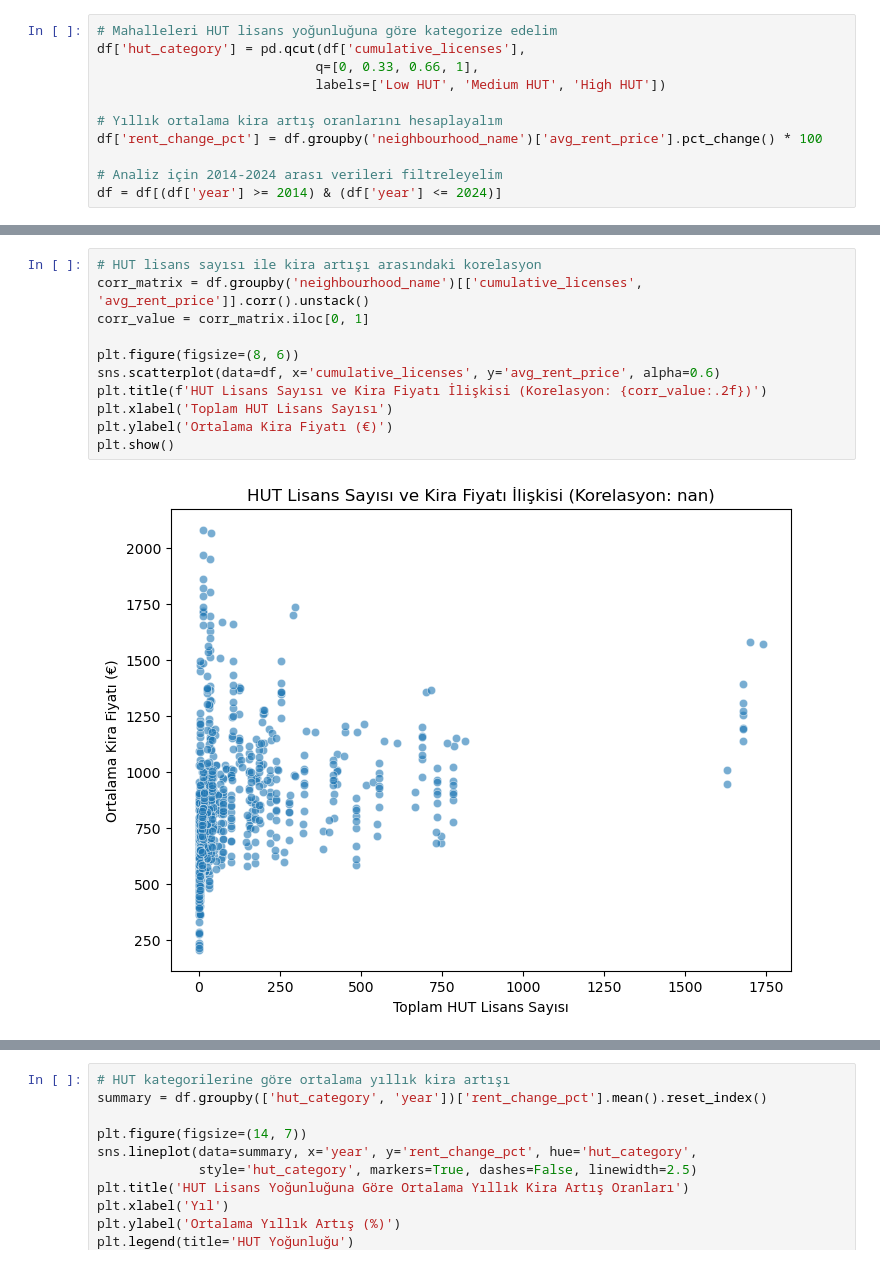
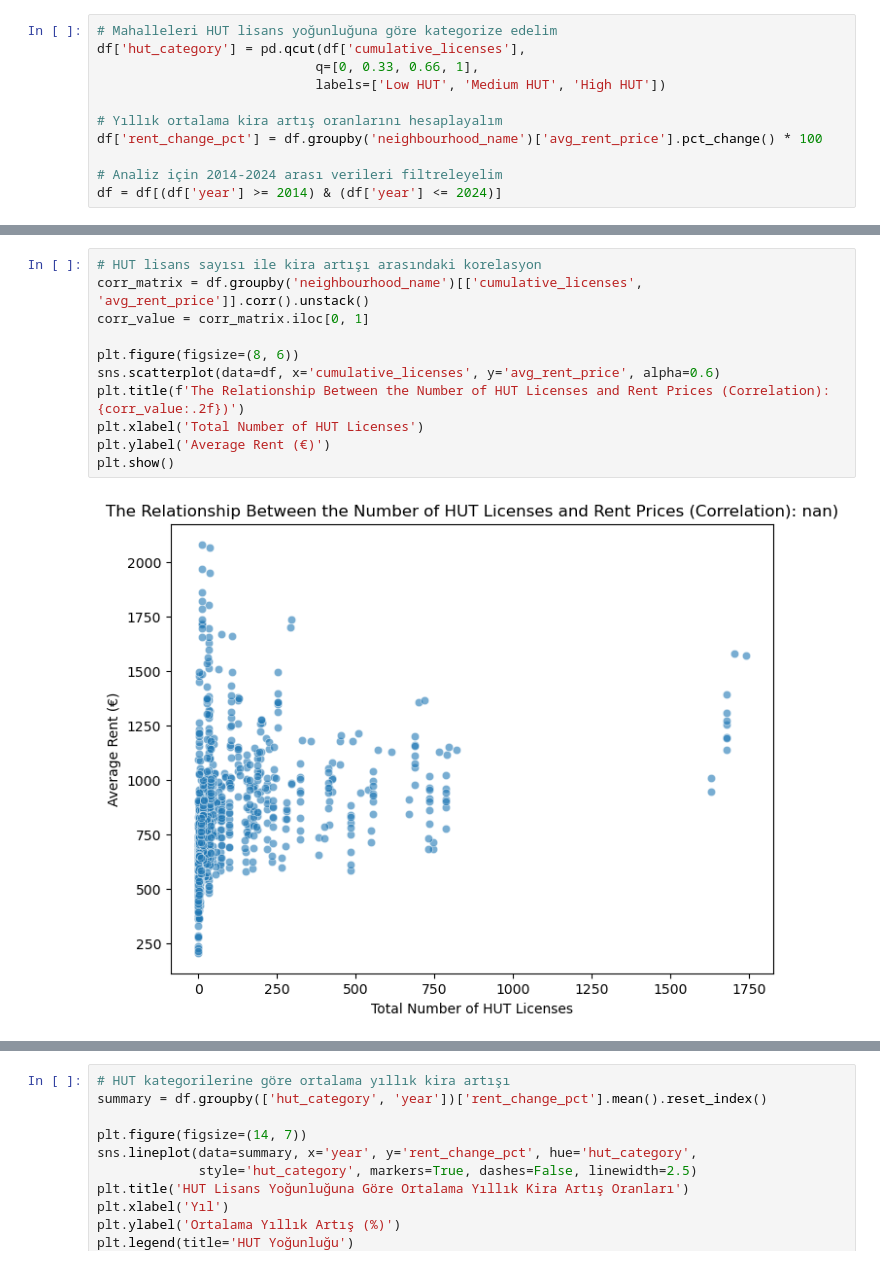
Before and after one commit to tolgaunal33/Barcelona_Housing_Affordability_Project, a Jupyter notebook: notebooks/11_airbnb_ipmact_EDA.ipynb, the cells around one changed output, grey strips where cells are left out. Saved outputs shown, nothing was run; the diff lists cells and outputs as text.

```diff
--- a/notebooks/11_airbnb_ipmact_EDA.ipynb
+++ b/notebooks/11_airbnb_ipmact_EDA.ipynb
@@ -406,16 +406,16 @@ plt.show()
 # %%
 # HUT lisans sayısı ile kira artışı arasındaki korelasyon
 corr_matrix = df.groupby('neighbourhood_name')[['cumulative_licenses', 'avg_rent_price']].corr().unstack()
 corr_value = corr_matrix.iloc[0, 1]
 
 plt.figure(figsize=(8, 6))
 sns.scatterplot(data=df, x='cumulative_licenses', y='avg_rent_price', alpha=0.6)
-plt.title(f'HUT Lisans Sayısı ve Kira Fiyatı İlişkisi (Korelasyon: {corr_value:.2f})')
-plt.xlabel('Toplam HUT Lisans Sayısı')
-plt.ylabel('Ortalama Kira Fiyatı (€)')
+plt.title(f'The Relationship Between the Number of HUT Licenses and Rent Prices (Correlation): {corr_value:.2f})')
+plt.xlabel('Total Number of HUT Licenses')
+plt.ylabel('Average Rent (€)')
 plt.show()
 # %% [output]
-[figure, old version]
+[figure, new version]
 # %%
 import plotly.express as px
 
```
Also changed, not shown: parts of 4 cells of this notebook, 45 other files.
